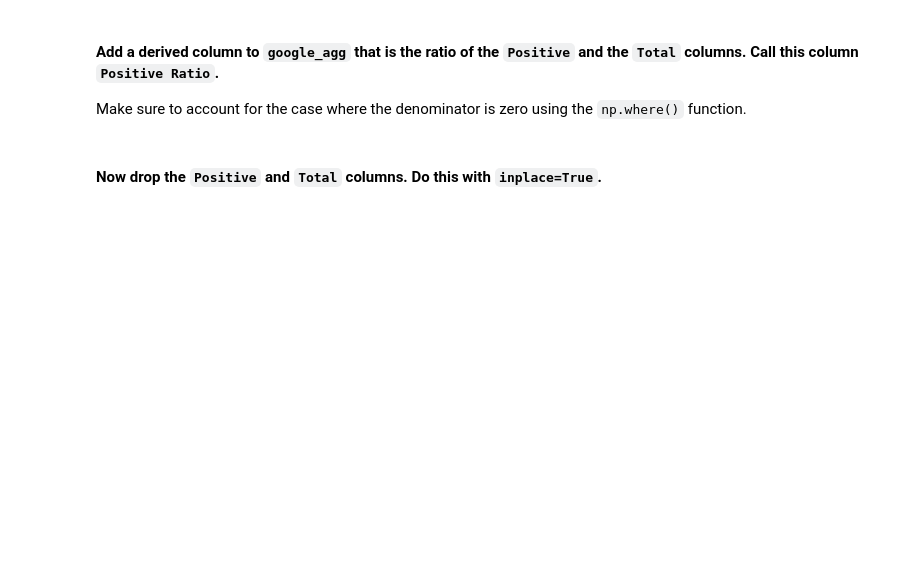
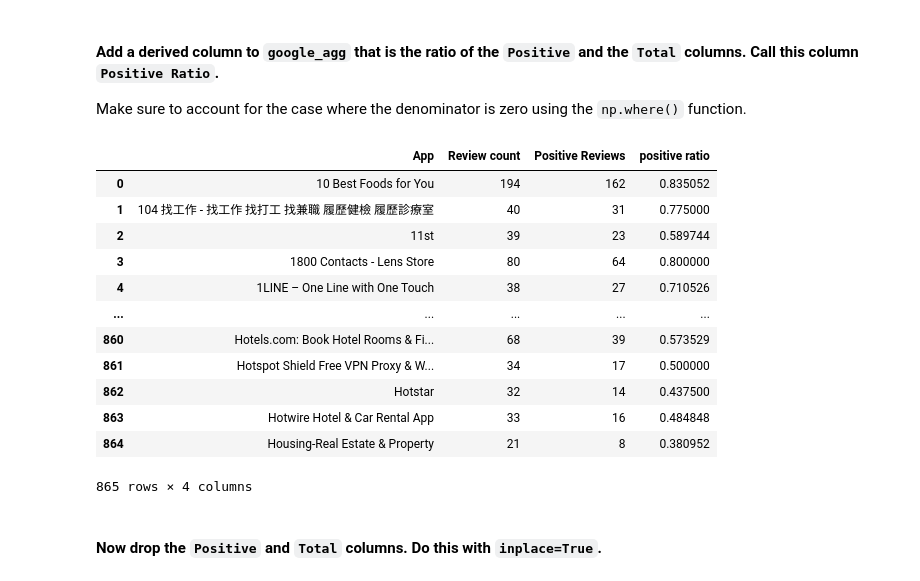
Before and after one commit to miguelgimenezgimenez/datamad0820, a Jupyter notebook: module-3/lab-supervised-learning-feature-extraction/your-code/main.ipynb, the cells around one changed output. Cells and saved outputs as stored; diff of their text form; code cells hidden in the pictures; blank space fills up the shorter version.

```diff
--- a/module-3/lab-supervised-learning-feature-extraction/your-code/main.ipynb
+++ b/module-3/lab-supervised-learning-feature-extraction/your-code/main.ipynb
@@ -319,2 +414,4 @@ In the next cell, drop all rows with missing data using the `dropna()` function
+# %%
+review_missing_removed  = google_review.dropna()
 # %% [markdown]
 #### Now, use the `value_counts()` function ([documentation](https://pandas.pydata.org/pandas-docs/stable/generated/pandas.Series.value_counts.html)) to get a sense on how many apps are in this dataset and their review counts.
@@ -347,4 +444,8 @@ def positive_function(x):
     Returns:
         The number of occurrences of `Positive` in the column data.
     """
-    return 0
+    return np.where(x=="Positive",1,0).sum()
+
+
+review_missing_removed['Sentiment numeric'] = np.where(review_missing_removed['Sentiment']=="Positive",1,0)
+google_agg = review_missing_removed.groupby(['App']).agg({'App': 'count', 'Sentiment numeric': 'sum'}).rename(columns={"App":'Review count','Sentiment numeric':"Positive Reviews"}).reset_index()
@@ -377,2 +480,19 @@ Make sure to account for the case where the denominator is zero using the `np.wh
+# %%
+google_agg['positive ratio']= google_agg['Positive Reviews']/ google_agg['Review count']
+google_agg
+# %% [output]
+|  | App | Review count | Positive Reviews | positive ratio |
+| 0 | 10 Best Foods for You | 194 | 162 | 0.835052 |
+| 1 | 104 找工作 - 找工作 找打工 找兼職 履歷健檢 履歷診療室 | 40 | 31 | 0.775000 |
+| 2 | 11st | 39 | 23 | 0.589744 |
+| 3 | 1800 Contacts - Lens Store | 80 | 64 | 0.800000 |
+| 4 | 1LINE – One Line with One Touch | 38 | 27 | 0.710526 |
+| ... | ... | ... | ... | ... |
+| 860 | Hotels.com: Book Hotel Rooms & Fi... | 68 | 39 | 0.573529 |
+| 861 | Hotspot Shield Free VPN Proxy & W... | 34 | 17 | 0.500000 |
+| 862 | Hotstar | 32 | 14 | 0.437500 |
+| 863 | Hotwire Hotel & Car Rental App | 33 | 16 | 0.484848 |
+| 864 | Housing-Real Estate & Property | 21 | 8 | 0.380952 |
+865 rows × 4 columns
 # %% [markdown]
 #### Now drop the `Positive` and `Total` columns. Do this with `inplace=True`.
```
Also changed, not shown: parts of 40 cells of this notebook.
